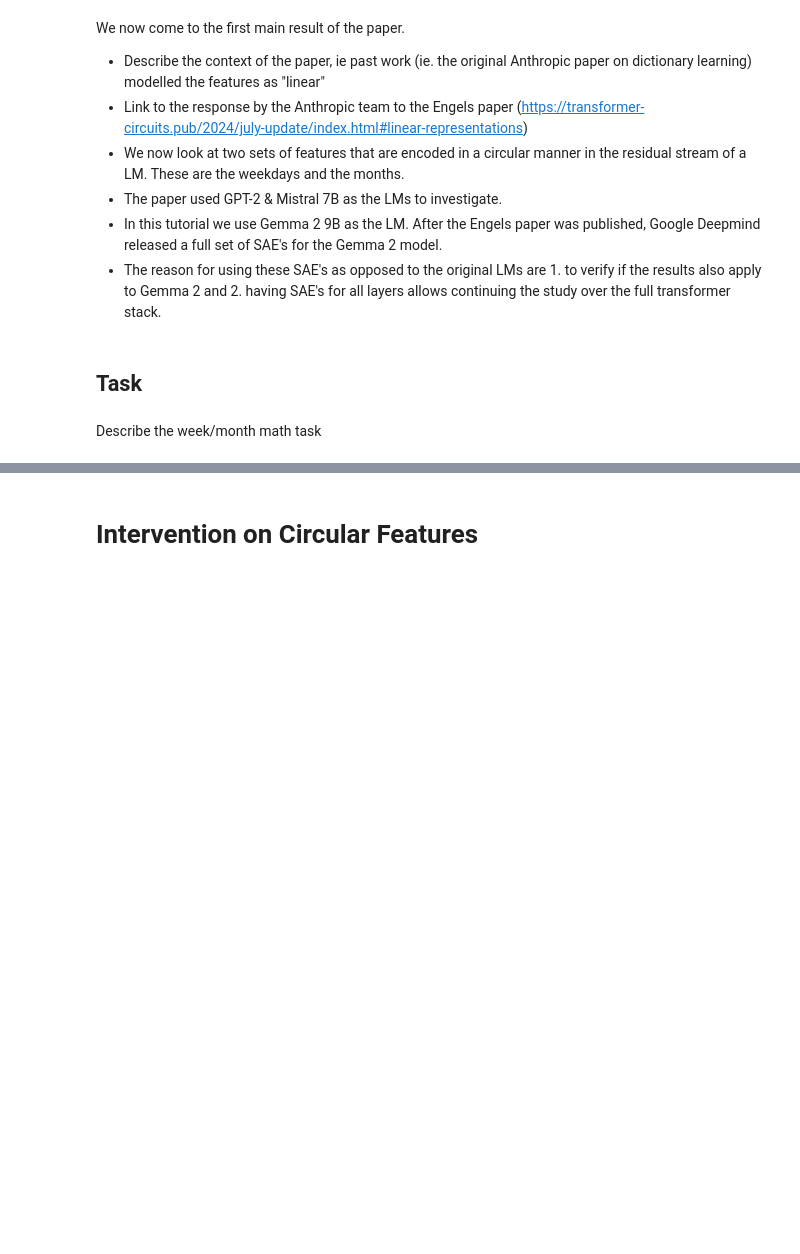
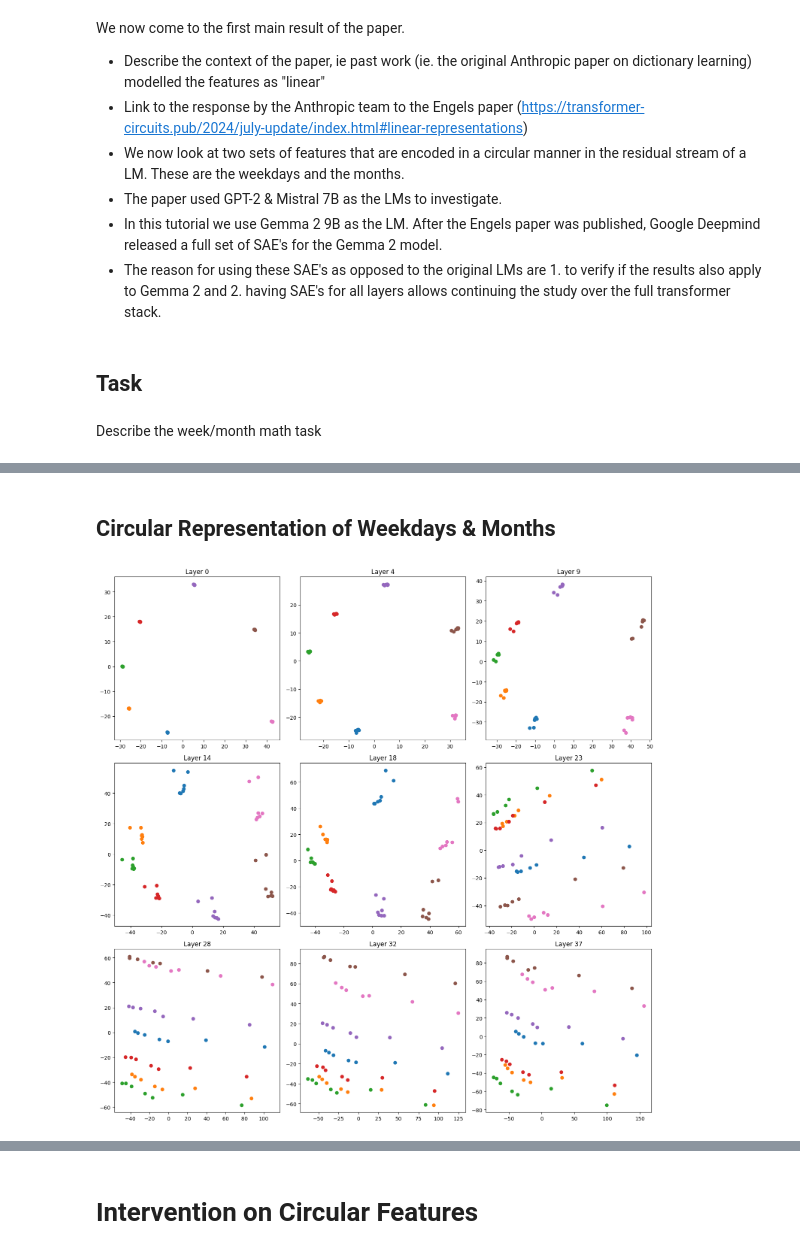
Before and after one commit to derfred/tutorials, a Jupyter notebook: multi_dimensional_features/multi_dimension_features.ipynb, the cells around one changed output, grey strips where cells are left out. Saved outputs shown, nothing was run; the diff lists cells and outputs as text; code cells hidden in the pictures; blank space fills up the shorter version.

Commit message:
reproduce figure 14 (PCA of residual stream)

```diff
--- a/multi_dimensional_features/multi_dimension_features.ipynb
+++ b/multi_dimensional_features/multi_dimension_features.ipynb
@@ -402,3 +400,5 @@ Correct: 100.0%
 | 9 | October | November | December | January | February | March | April | May | June | July | August | ... |
 | 10 | November | December | January | February | March | April | May | June | July | August | September | ... |
 | 11 | December | January | February | March | April | May | June | July | August | September | October | ... |
+# %% [markdown]
+## Circular Representation of Weekdays & Months
@@ -404,0 +409,45 @@ Correct: 100.0%
+# %%
+class LayerHook:
+  def __init__(self, tokenidx):
+    self.tokenidx = tokenidx
+    self._acts    = []
+
+  @property
+  def activations(self):
+    return np.concatenate(self._acts)
+
+  def __call__(self, array, label=None):
+    if label is not None and label.endswith("resid_post"):
+      self._acts.append(np.array(array[:, self.tokenidx]))
+    return array
+
+def generate_residual_stream_for_math_eval(promptfn, token_index, count):
+  result = []
+  for i in range(count):
+    for j in range(count):
+      tokens = mx.array(tokenizer.encode(promptfn(i, j, "from")))
+      hook   = LayerHook(token_index)
+      model(tokens[None], hooks=hook)
+      result.append(hook.activations)
+  return np.stack(result)
+
+def plot_residual_stream_pcas(residual_stream, number_of_items, number_of_layers):
+  from sklearn.decomposition import PCA
+
+  layers   = np.linspace(0, 42, number_of_layers or 42, endpoint=False, dtype=int)
+  num_rows = math.ceil(len(layers) / 3)
+  fig, axs = plt.subplots(num_rows, 3, figsize=(15, 5*num_rows))
+
+  for i, ax in zip(layers, axs.flatten()):
+    pca      = PCA(n_components=2).fit(residual_stream[:, i])
+    pca_acts = pca.transform(residual_stream[:, i]).reshape(number_of_items, number_of_items, 2)
+    for j in range(number_of_items):
+      ax.scatter(pca_acts[j, :, 0], pca_acts[j, :, 1])
+    ax.set_title(f"Layer {i}")
+
+  plt.tight_layout()
+  plt.show()
+# %%
+plot_residual_stream_pcas(generate_residual_stream_for_math_eval(week_math_operation_prompt, WEEK_PROMPT_A_TOKEN_INDEX, 7), 7, number_of_layers=9)
+# %% [output]
+[figure, added]
```
Also changed, not shown: parts of 7 cells of this notebook.
